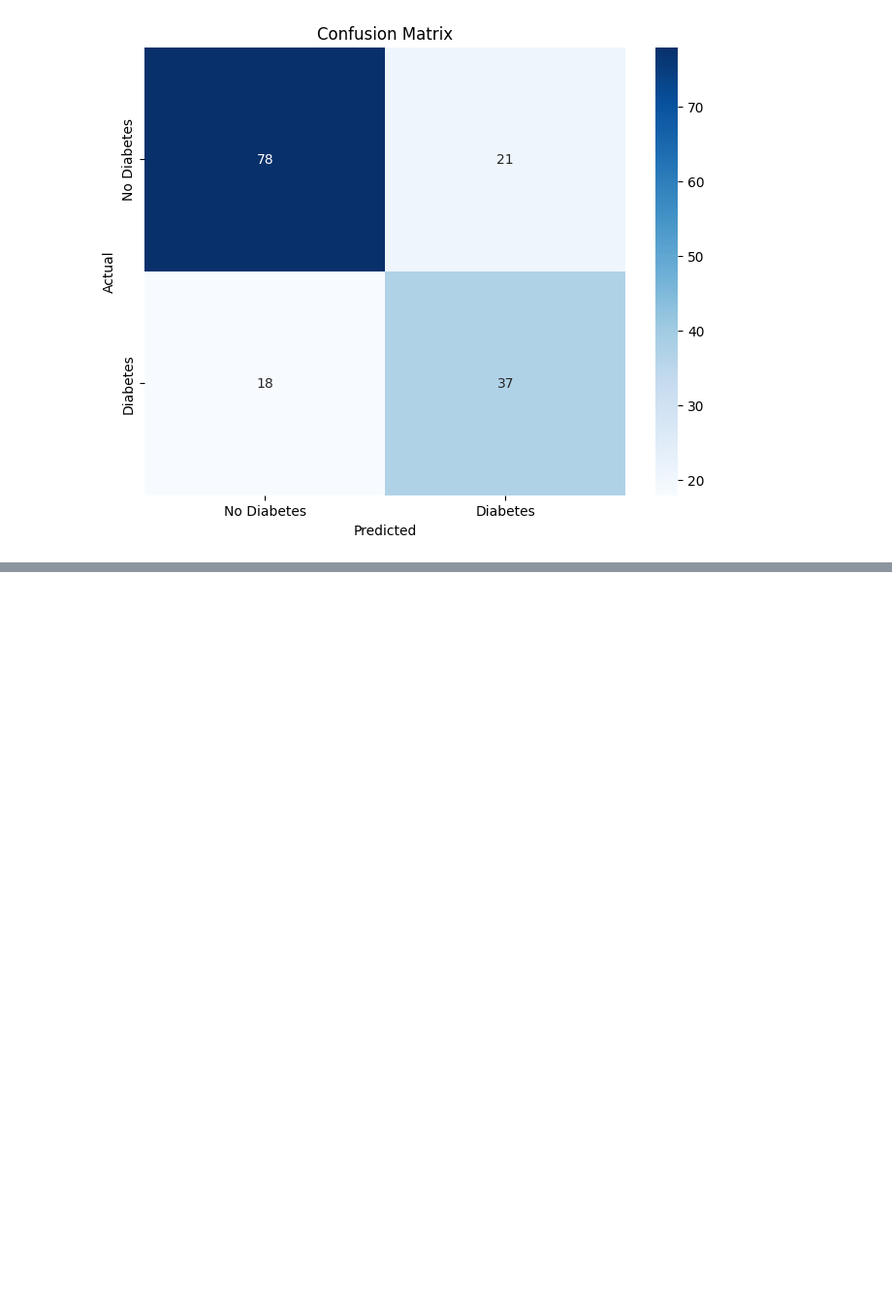
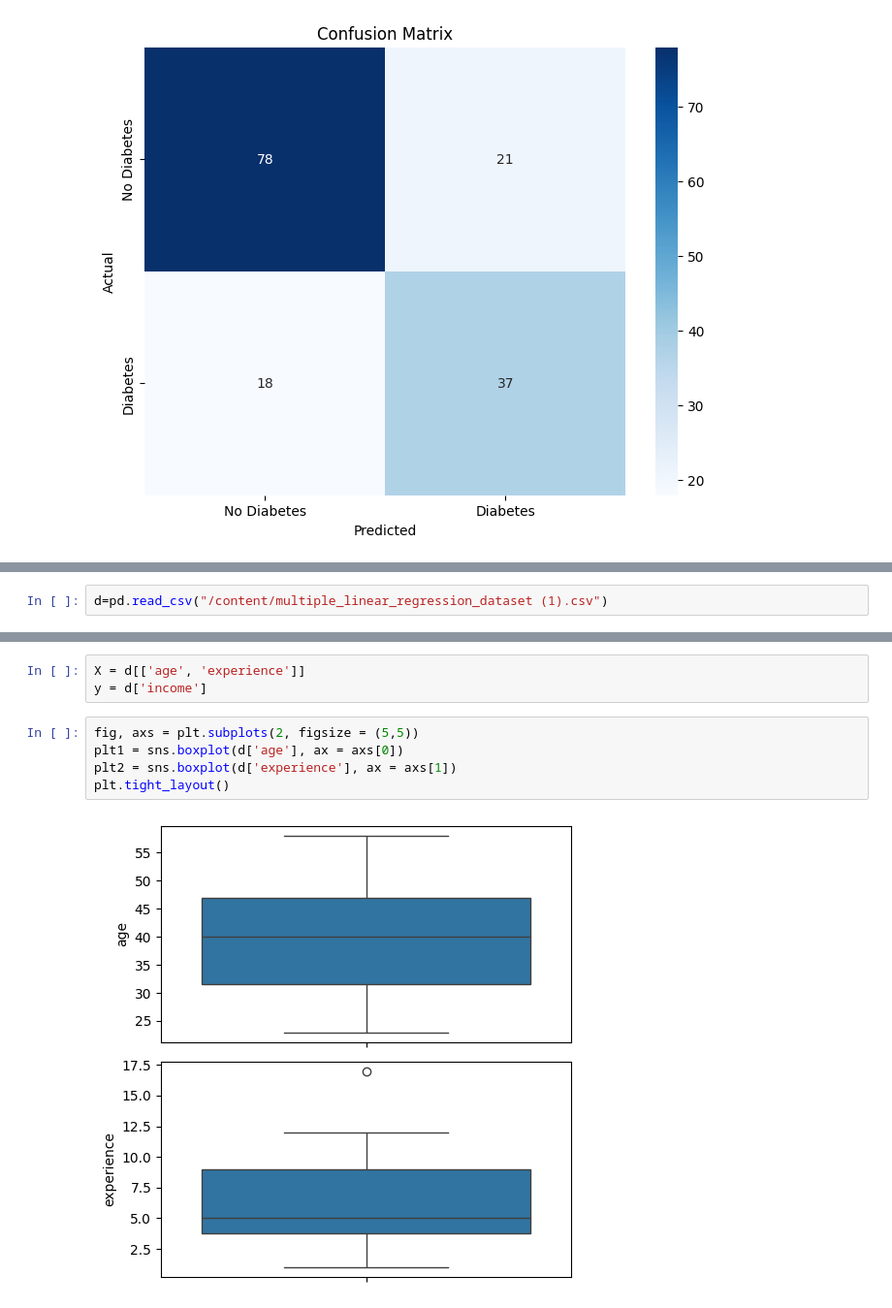
Before and after one commit to Tejasri1557/ADM_2025, a Jupyter notebook: Lab_07.ipynb, the cells around one changed output, grey strips where cells are left out. Shown at 97% size. Saved outputs shown, nothing was run; the diff lists cells and outputs as text; blank space fills up the shorter version.

```diff
--- a/Lab_07.ipynb
+++ b/Lab_07.ipynb
@@ -299,0 +329,2 @@ plt.show()
+# %%
+d=pd.read_csv("/content/multiple_linear_regression_dataset (1).csv")
@@ -299,0 +363,10 @@ plt.show()
+# %%
+X = d[['age', 'experience']]
+y = d['income']
+# %%
+fig, axs = plt.subplots(2, figsize = (5,5))
+plt1 = sns.boxplot(d['age'], ax = axs[0])
+plt2 = sns.boxplot(d['experience'], ax = axs[1])
+plt.tight_layout()
+# %% [output]
+[figure, added]
```
Also changed, not shown: parts of 22 cells of this notebook.
